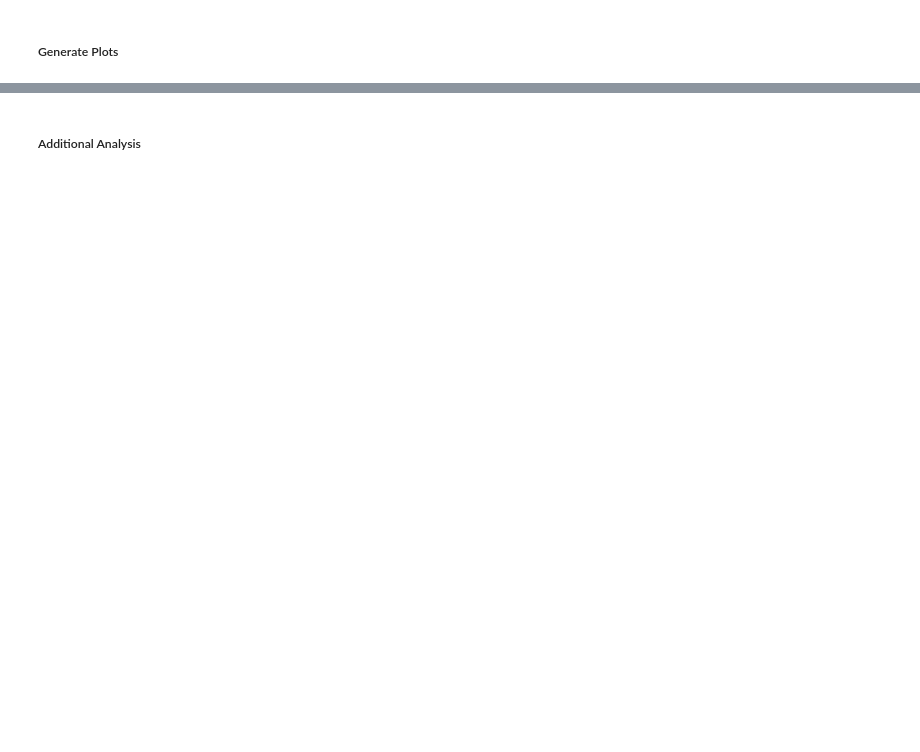
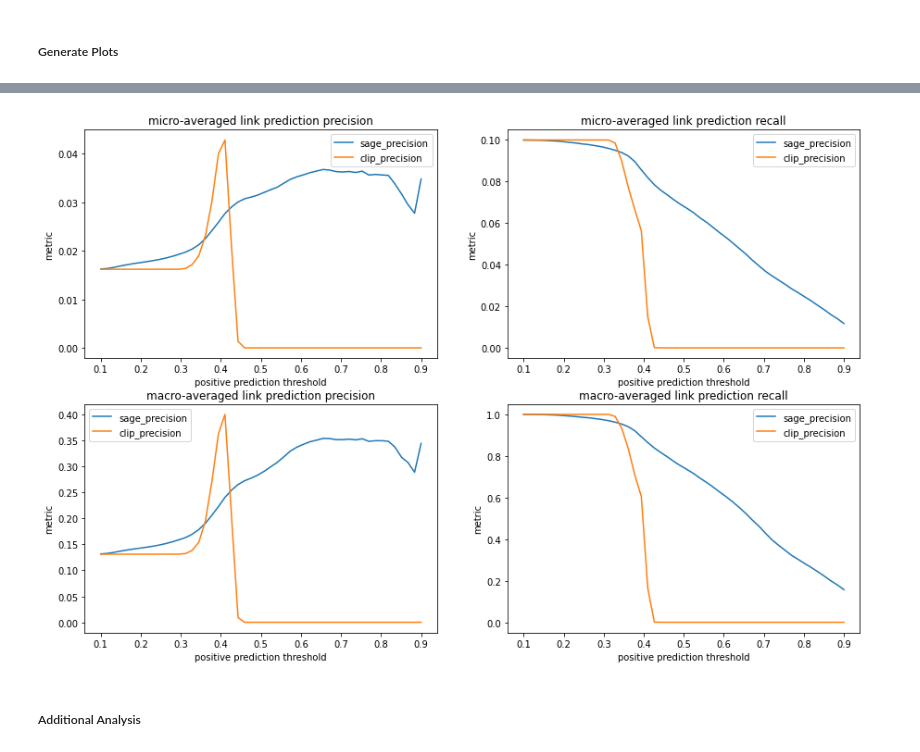
Before and after one commit to tanyanaheta/capstone-mmkg, a Jupyter notebook: notebooks/validation_exp_all.ipynb, the cells around one changed output, grey strips where cells are left out. Cells and saved outputs as stored; diff of their text form; code cells hidden in the pictures; blank space fills up the shorter version.

```diff
--- a/notebooks/validation_exp_all.ipynb
+++ b/notebooks/validation_exp_all.ipynb
@@ -683,0 +985,21 @@ for avg_type in ['micro', 'macro']:
+# %%
+verbose = False
+
+# Step 8: Compute cosine similarities between validation images and keywords to get "link scores" between 0 and 1
+
+test_sage_link_scores = cosine_sim(eval_keyword_feat_sage, eval_test_img_feat_sage).cpu().detach().numpy()
+test_clip_link_scores = cosine_sim(eval_keyword_feat_clip, eval_test_img_feat_clip).cpu().detach().numpy()
+
+if verbose:
+    print('means:')
+    print('sage:', np.mean(val_sage_link_scores))
+    print('clip:', np.mean(val_clip_link_scores))
+    print('mins:')
+    print('sage:', np.min(val_sage_link_scores))
+    print('clip:', np.min(val_clip_link_scores))
+    print('maxs:')
+    print('sage:', np.max(val_sage_link_scores))
+    print('clip:', np.max(val_clip_link_scores))
+    print('stds:')
+    print('sage:', np.std(val_sage_link_scores))
+    print('clip:', np.std(val_clip_link_scores))
@@ -684,3 +1110,26 @@ for avg_type in ['micro', 'macro']:
+# %%
+import matplotlib.pyplot as plt
+
+# test_sage_micro_threshold_metrics = test_sage_clip_metrics[test_sage_clip_metrics['method']=='sage'][['threshold', 'precision_micro', 'recall_micro']]
+# test_clip_micro_threshold_metrics = test_sage_clip_metrics[test_sage_clip_metrics['method']=='clip'][['threshold', 'precision_micro', 'recall_micro']]
+# test_sage_macro_threshold_metrics = test_sage_clip_metrics[test_sage_clip_metrics['method']=='sage'][['threshold', 'precision_macro', 'recall_macro']]
+# test_clip_macro_threshold_metrics = test_sage_clip_metrics[test_sage_clip_metrics['method']=='sage'][['threshold', 'precision_macro', 'recall_macro']]
+
+fig, axs = plt.subplots(2, 2, figsize=(15,10))
+for i, avg_type in enumerate(['micro', 'macro']):
+    legend = []
+    for j, metric in enumerate(['precision', 'recall']):
+        for method in ['sage', 'clip']:
+            axs[i,j].plot(test_sage_clip_metrics[test_sage_clip_metrics['method']==method]['threshold'],
+                    test_sage_clip_metrics[test_sage_clip_metrics['method']==method][f'{metric}_{avg_type}'])
+            legend += [f'{method}_{metric}']
+        axs[i,j].legend(legend)
+        axs[i,j].set_xlabel('positive prediction threshold')
+        axs[i,j].set_ylabel('metric')
+        axs[i,j].set_title(f'{avg_type}-averaged link prediction {metric}')
+plt.show()
+# %% [output]
+[figure, added]
 # %% [markdown]
 ##### Additional Analysis
 # %%
```
Also changed, not shown: parts of 19 cells of this notebook.
